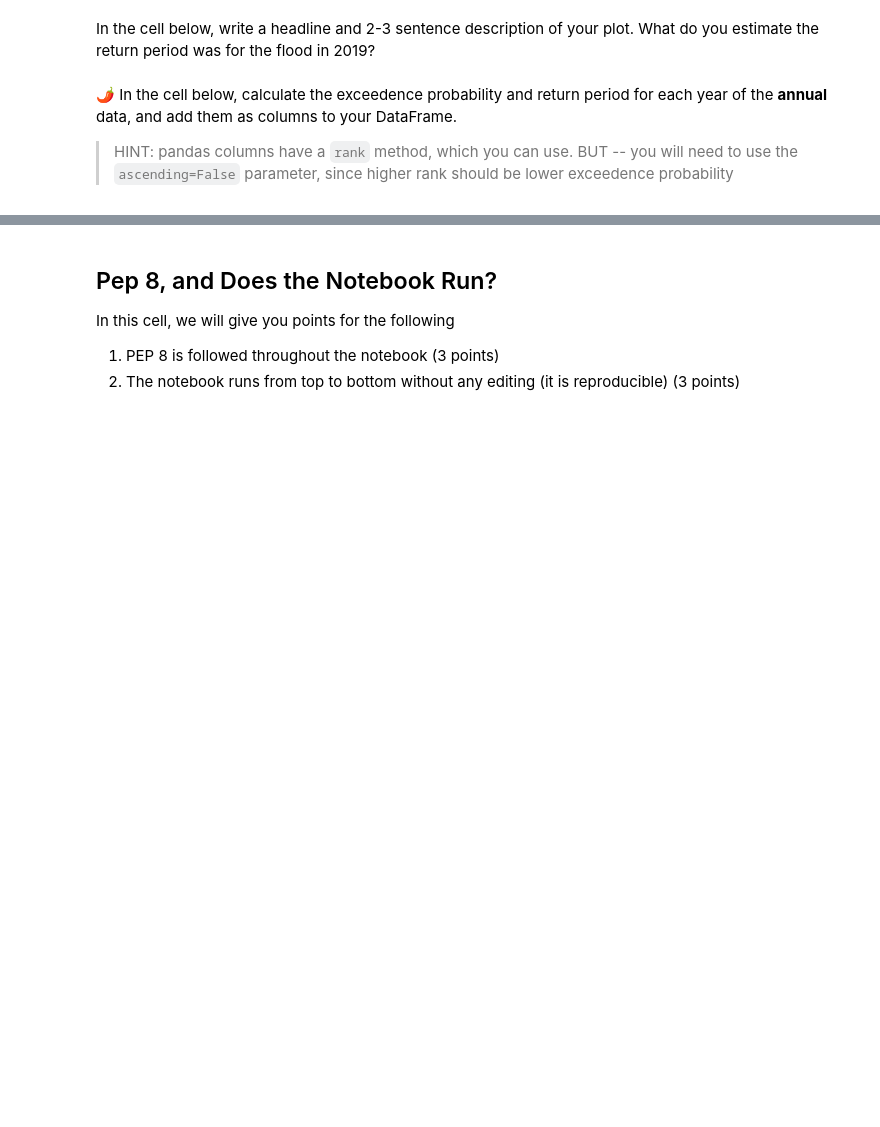
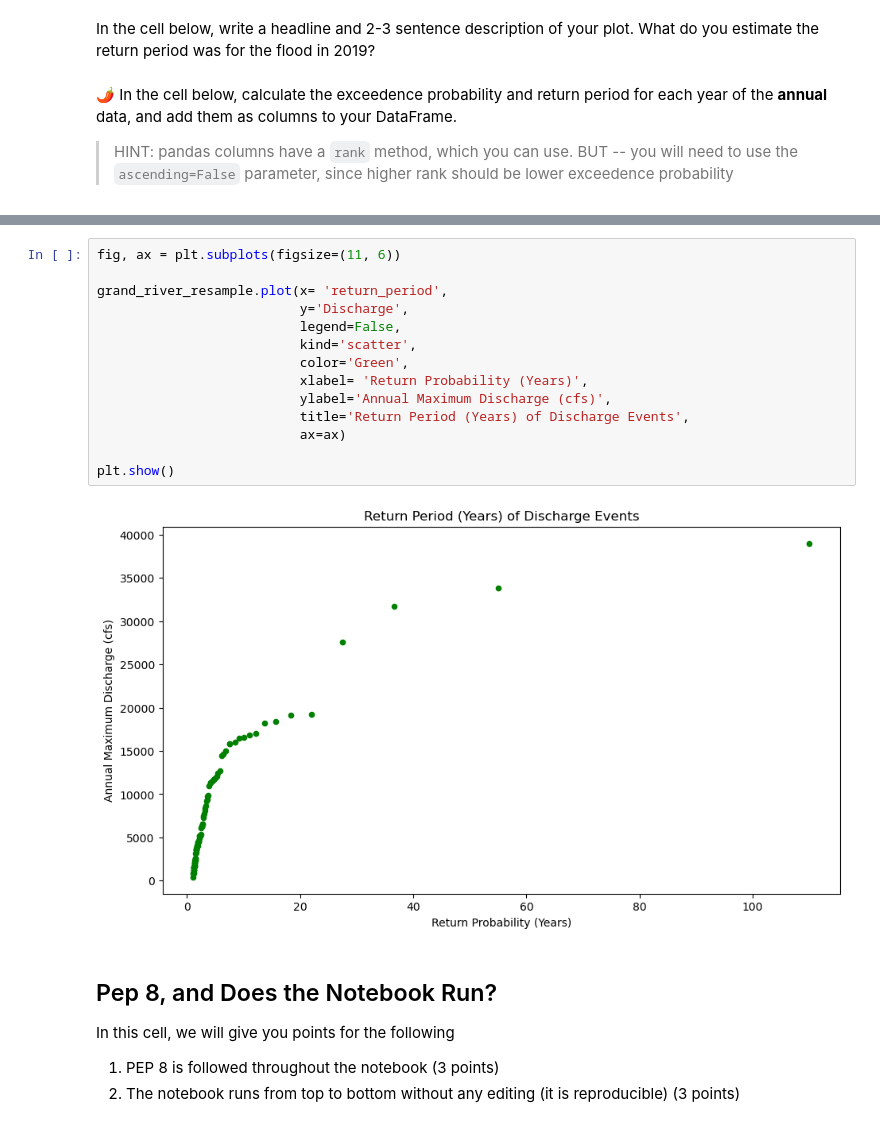
Before and after one commit to EBiggane/time-series-data-EBiggane, a Jupyter notebook: stars-02-time-series.ipynb, the cells around one changed output, grey strips where cells are left out. Saved outputs shown, nothing was run; the diff lists cells and outputs as text; blank space fills up the shorter version.

```diff
--- a/stars-02-time-series.ipynb
+++ b/stars-02-time-series.ipynb
@@ -885,3 +957,19 @@ return_points
+# %%
+fig, ax = plt.subplots(figsize=(11, 6))
+
+grand_river_resample.plot(x= 'return_period',
+                          y='Discharge',
+                          legend=False,
+                          kind='scatter',
+                          color='Green',
+                          xlabel= 'Return Probability (Years)',
+                          ylabel='Annual Maximum Discharge (cfs)',
+                          title='Return Period (Years) of Discharge Events',
+                          ax=ax)
+
+plt.show()
+# %% [output]
+[figure, added]
 # %% [markdown]
 ## Pep 8, and Does the Notebook Run?
 In this cell, we will give you points for the following
```
Also changed, not shown: parts of 11 cells of this notebook.
